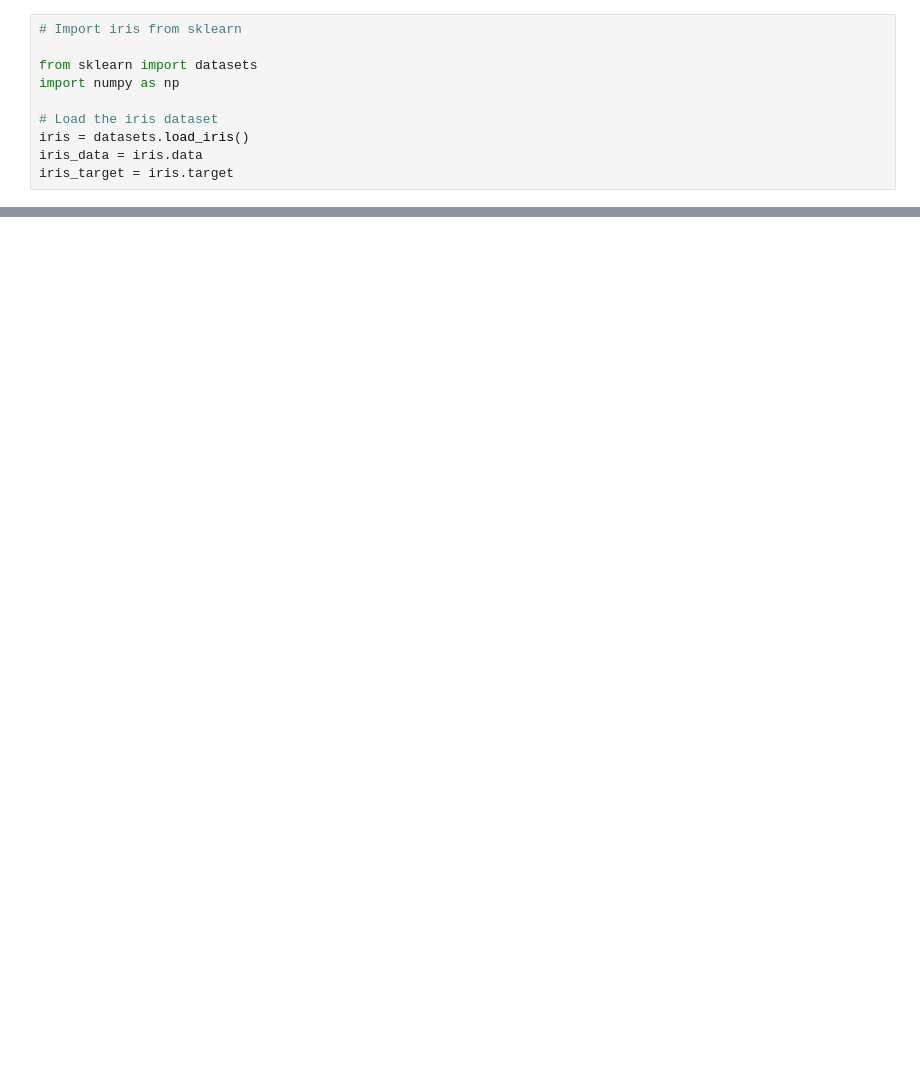
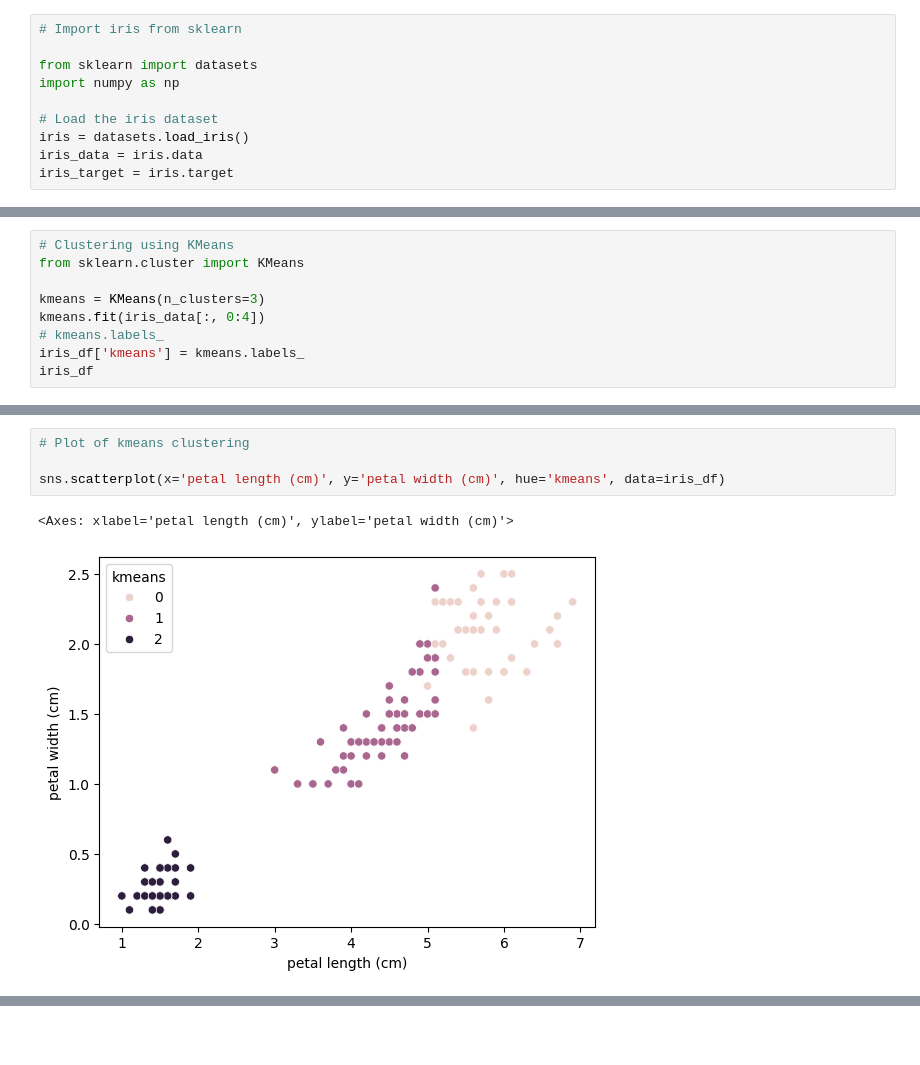
Before and after one commit to nakulpadalkar/simple-classification-iris, a Jupyter notebook: simple-classification.ipynb, the cells around one changed output, grey strips where cells are left out. Drawn from its saved outputs; the diff is of its cells as text; blank space fills up the shorter version.

```diff
--- a/simple-classification.ipynb
+++ b/simple-classification.ipynb
@@ -28,0 +73,9 @@ X_train, X_test, y_train, y_test = train_test_split(iris_data, iris_target, test
+# %%
+# Clustering using KMeans
+from sklearn.cluster import KMeans
+
+kmeans = KMeans(n_clusters=3)
+kmeans.fit(iris_data[:, 0:4])
+# kmeans.labels_
+iris_df['kmeans'] = kmeans.labels_
+iris_df
@@ -28,0 +96,7 @@ X_train, X_test, y_train, y_test = train_test_split(iris_data, iris_target, test
+# %%
+# Plot of kmeans clustering
+
+sns.scatterplot(x='petal length (cm)', y='petal width (cm)', hue='kmeans', data=iris_df)
+# %% [output]
+<Axes: xlabel='petal length (cm)', ylabel='petal width (cm)'>
+[figure, added]
```
Also changed, not shown: parts of 9 cells of this notebook, 1 other file.
